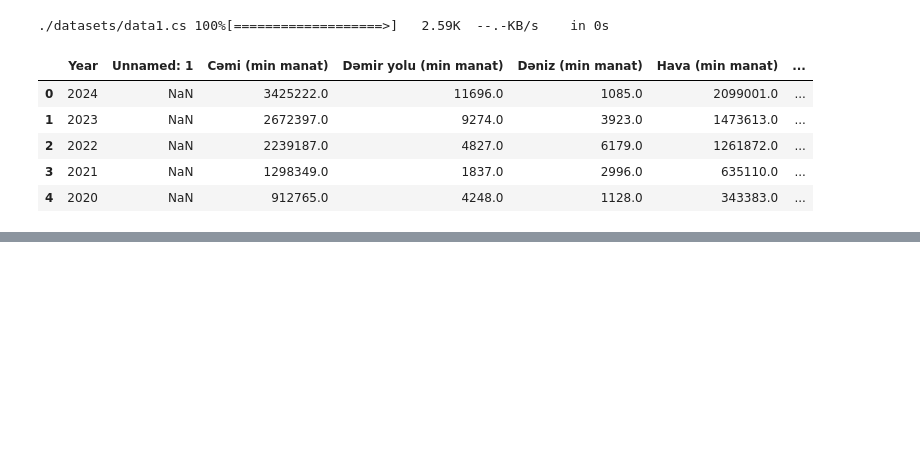
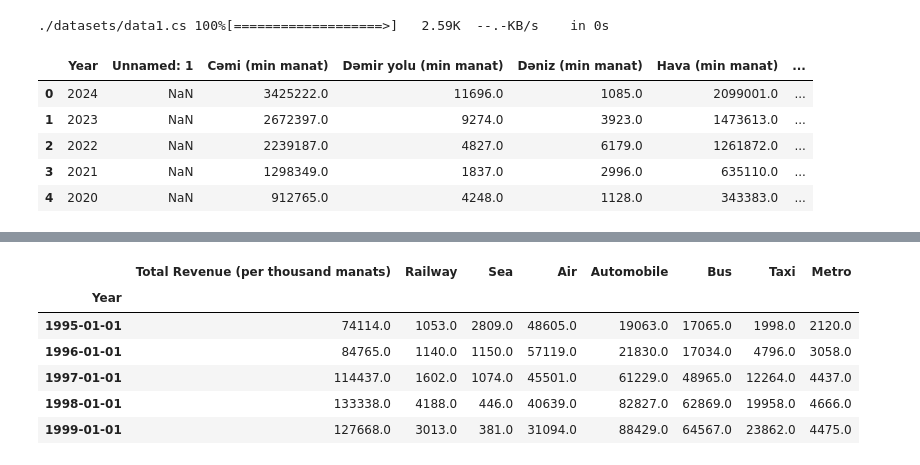
Before and after one commit to vugaer/OpenData.AZ-Analysis, a Jupyter notebook: analyzes/analyze.ipynb, the cells around one changed output, grey strips where cells are left out. Drawn from its saved outputs; the diff is of its cells as text; code cells hidden in the pictures; blank space fills up the shorter version.

```diff
--- a/analyzes/analyze.ipynb
+++ b/analyzes/analyze.ipynb
@@ -152 +96,29 @@ plt.gca().spines[['top', 'right',]].set_visible(False)
+# %%
+df1 = loadf(1)  # reload doesn't affect
+
+df1.set_index(df1['Year'], inplace=True)
+df1.drop(columns=['Year', 'Unnamed: 1', 'Tramvay (min manat)', 'Trolleybus (min manat)'], inplace=True)
+en2azcols = {
+    "Cəmi (min manat)": "Total Revenue (per thousand manats)",
+    "Dəmir yolu (min manat)": "Railway",
+    "Dəniz (min manat)": "Sea",
+    "Hava (min manat)": "Air",
+    "Avtomobil (min manat)": "Automobile",
+    "Avtobus (min manat)": "Bus",
+    "Taksi (min manat)": "Taxi",
+    "Metro (min manat)": "Metro"
+}
+df1.rename(columns=en2azcols, inplace=True)
+df1.index = pd.to_datetime(df1.index, format='%Y')
+df1.sort_index(ascending=True, inplace=True)
+
+df1.head()
+# %% [output]
+|  | Total Revenue (per thousand manats) | Railway | Sea | Air | Automobile | Bus | Taxi | Metro |
+| Year |  |  |  |  |  |  |  |  |
+| 1995-01-01 | 74114.0 | 1053.0 | 2809.0 | 48605.0 | 19063.0 | 17065.0 | 1998.0 | 2120.0 |
+| 1996-01-01 | 84765.0 | 1140.0 | 1150.0 | 57119.0 | 21830.0 | 17034.0 | 4796.0 | 3058.0 |
+| 1997-01-01 | 114437.0 | 1602.0 | 1074.0 | 45501.0 | 61229.0 | 48965.0 | 12264.0 | 4437.0 |
+| 1998-01-01 | 133338.0 | 4188.0 | 446.0 | 40639.0 | 82827.0 | 62869.0 | 19958.0 | 4666.0 |
+| 1999-01-01 | 127668.0 | 3013.0 | 381.0 | 31094.0 | 88429.0 | 64567.0 | 23862.0 | 4475.0 |
 # %%
```
Also changed, not shown: parts of 7 cells of this notebook.
